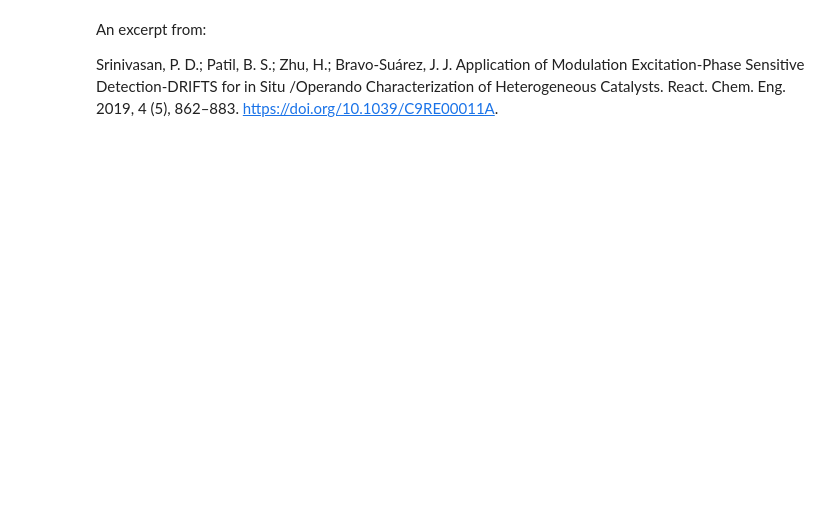
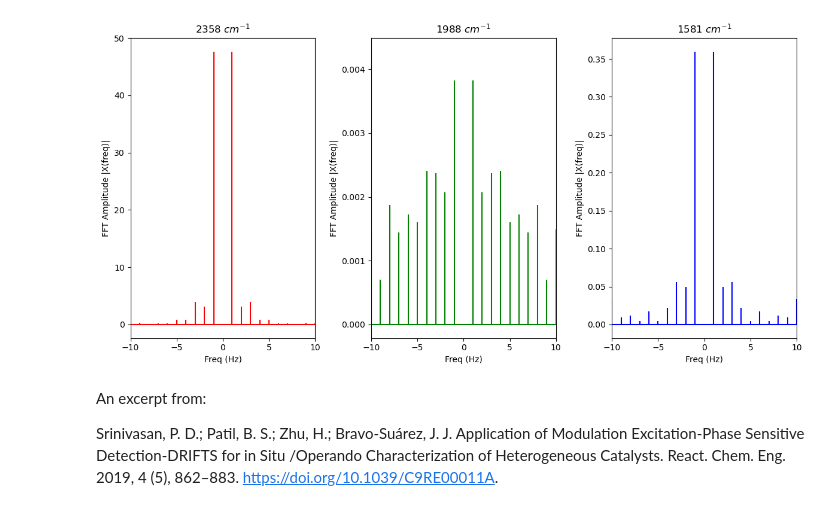
Before and after one commit to ryanhagmann/MES_Hagmann, a Jupyter notebook: OPUS_rapid_scan_dpt.ipynb, the cells around one changed output. Drawn from its saved outputs; the diff is of its cells as text; code cells hidden in the pictures; blank space fills up the shorter version.

```diff
--- a/OPUS_rapid_scan_dpt.ipynb
+++ b/OPUS_rapid_scan_dpt.ipynb
@@ -33,8 +33,8 @@ def rotate(complex_value, theta = (phi*np.pi/180)):
 # %%
 """Reads data from data point table *.dpt files extracted from OPUS Rapid Scan protocol using pandas."""
 
-path = r"C:\Users\ryanh\OneDrive - UW-Madison\Hermans_Group\ME-DRIFTS\H-D_experiments\D2"    # Set working directory, called again to save processed data
-file = r"\MES-D2_307.0.dpt"    # The specifc path extension of the file
+path = r"C:\Users\ryanh\OneDrive - UW-Madison\Hermans_Group\ME-DRIFTS\combinedMES\10Cu68Ga22Zr_June15"    # Set working directory, called again to save processed data
+file = r"\10Cu68Ga22Zr_June15.0.dpt"    # The specifc path extension of the file
 file_path = path + file    # Combine for full path
 print(file_path)    # To ensure correct path
 
@@ -134,5 +170,7 @@ dft
 # %%
 """Look at frequencies to ascertain waveform."""
+
+freq_range = 10
 
 plt.figure(figsize = (12, 6))
 
@@ -144,7 +182,7 @@ plt.stem(np.arange(-len(dft["2358"])/2, len(dft["2358"])/2),
          basefmt="-r")
 plt.xlabel('Freq (Hz)')
 plt.ylabel('FFT Amplitude |X(freq)|')
-plt.xlim(-6, 6)
+plt.xlim(-freq_range, freq_range)
 plt.title("2358 $cm^{-1}$")
 
 plt.subplot(132)
@@ -155,35 +193,37 @@ plt.stem(np.arange(-len(dft["1988"])/2, len(dft["1988"])/2),
          basefmt="-g")
 plt.xlabel('Freq (Hz)')
 plt.ylabel('FFT Amplitude |X(freq)|')
-plt.xlim(-6, 6)
+plt.xlim(-freq_range, freq_range)
 plt.title("1988 $cm^{-1}$")
 
 plt.subplot(133)
 plt.stem(np.arange(-len(dft["1581"])/2, len(dft["1581"])/2),
          np.abs(scipy.fft.fftshift(dft["1581"])),
          linefmt='b',
          markerfmt=" ",
          basefmt="-b")
 plt.xlabel('Freq (Hz)')
 plt.ylabel('FFT Amplitude |X(freq)|')
-plt.xlim(-6, 6)
+plt.xlim(-freq_range, freq_range)
 plt.title("1581 $cm^{-1}$")
 
 # plt.subplot(132)
 # plt.plot(freqx, np.abs(X), 'r')
 # plt.plot(freqy, np.abs(Y), 'b')
 # plt.xlabel('Freq (Hz)')
 # plt.ylabel('FFT Amplitude |X(freq)|')
 # plt.xlim(0, 20)
 
 # plt.subplot(133)
 # plt.plot(tx, np.fft.ifft(X), 'r')
 # plt.plot(ty, np.fft.ifft(Y), 'b')
 # plt.xlabel('Time (s)')
 # plt.ylabel('Amplitude')
 
 plt.tight_layout()
 plt.show()
+# %% [output]
+[figure, added]
 # %% [markdown]
 An excerpt from:
 
```
Also changed, not shown: parts of 22 cells of this notebook.
